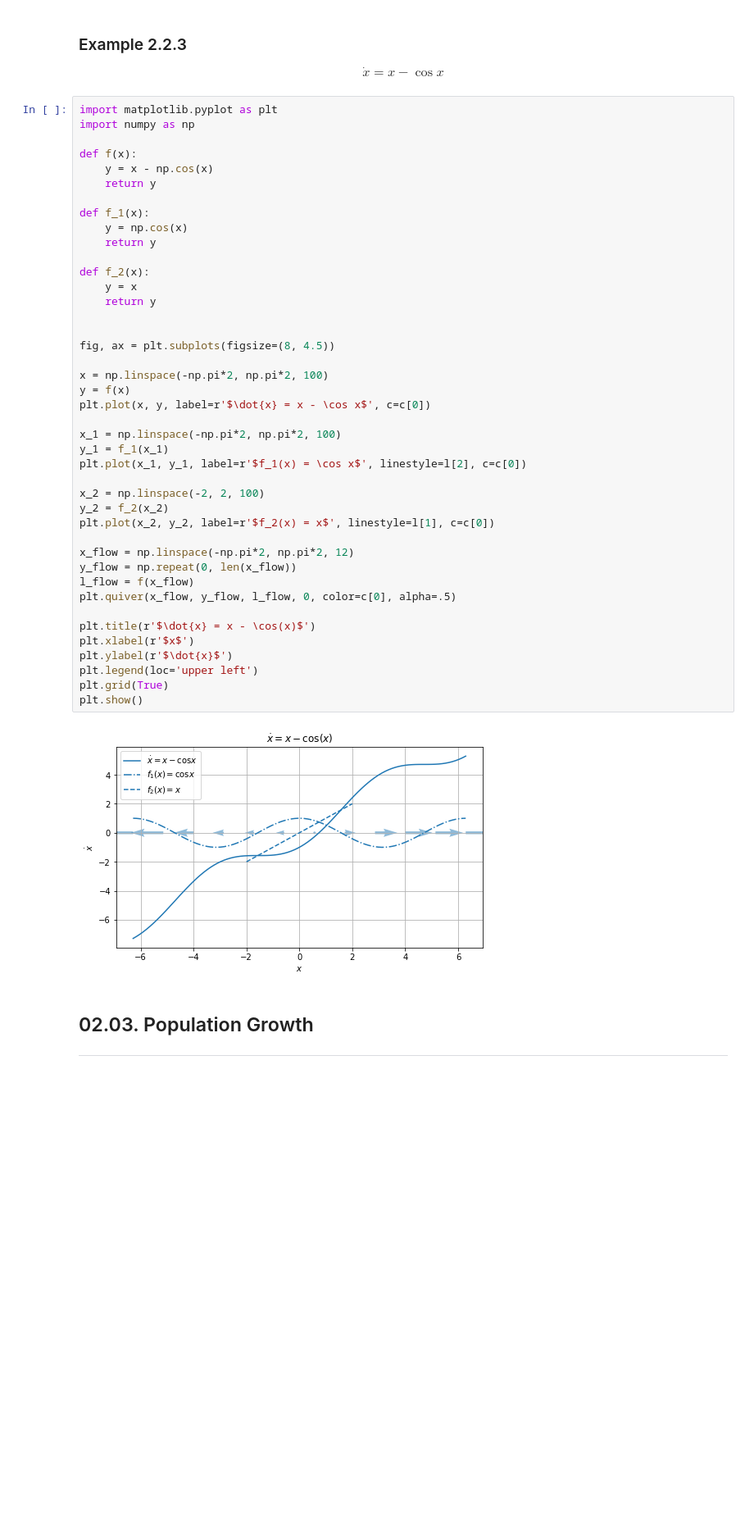
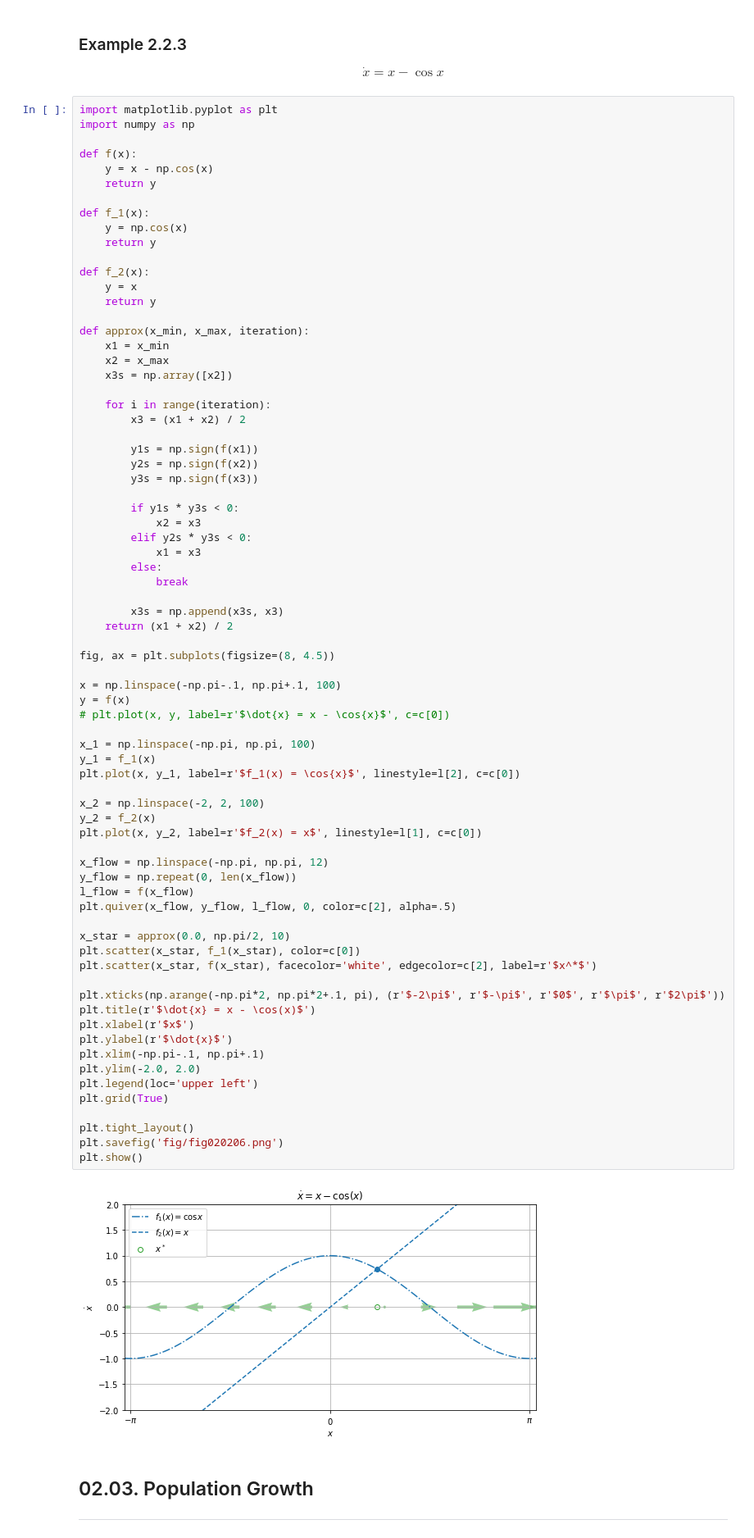
Before and after one commit to shumez/NLDC, a Jupyter notebook: 02/code.ipynb, the cells around one changed output. Shown at 82% size. Drawn from its saved outputs; the diff is of its cells as text; blank space fills up the shorter version.

```diff
--- a/02/code.ipynb
+++ b/02/code.ipynb
@@ -239,43 +316,74 @@ import numpy as np
 def f(x):
     y = x - np.cos(x)
     return y
 
 def f_1(x):
     y = np.cos(x)
     return y
 
 def f_2(x):
     y = x
     return y
 
+def approx(x_min, x_max, iteration):
+    x1 = x_min
+    x2 = x_max
+    x3s = np.array([x2])
+
+    for i in range(iteration):
+        x3 = (x1 + x2) / 2
+
+        y1s = np.sign(f(x1))
+        y2s = np.sign(f(x2))
+        y3s = np.sign(f(x3))
+
+        if y1s * y3s < 0:
+            x2 = x3
+        elif y2s * y3s < 0:
+            x1 = x3
+        else:
+            break
+
+        x3s = np.append(x3s, x3)
+    return (x1 + x2) / 2
 
 fig, ax = plt.subplots(figsize=(8, 4.5))
 
-x = np.linspace(-np.pi*2, np.pi*2, 100)
+x = np.linspace(-np.pi-.1, np.pi+.1, 100)
 y = f(x)
-plt.plot(x, y, label=r'$\dot{x} = x - \cos x$', c=c[0])
+# plt.plot(x, y, label=r'$\dot{x} = x - \cos{x}$', c=c[0])
 
-x_1 = np.linspace(-np.pi*2, np.pi*2, 100)
-y_1 = f_1(x_1)
-plt.plot(x_1, y_1, label=r'$f_1(x) = \cos x$', linestyle=l[2], c=c[0])
+x_1 = np.linspace(-np.pi, np.pi, 100)
+y_1 = f_1(x)
+plt.plot(x, y_1, label=r'$f_1(x) = \cos{x}$', linestyle=l[2], c=c[0])
 
 x_2 = np.linspace(-2, 2, 100)
-y_2 = f_2(x_2)
-plt.plot(x_2, y_2, label=r'$f_2(x) = x$', linestyle=l[1], c=c[0])
+y_2 = f_2(x)
+plt.plot(x, y_2, label=r'$f_2(x) = x$', linestyle=l[1], c=c[0])
 
-x_flow = np.linspace(-np.pi*2, np.pi*2, 12)
+x_flow = np.linspace(-np.pi, np.pi, 12)
 y_flow = np.repeat(0, len(x_flow))
 l_flow = f(x_flow)
-plt.quiver(x_flow, y_flow, l_flow, 0, color=c[0], alpha=.5)
+plt.quiver(x_flow, y_flow, l_flow, 0, color=c[2], alpha=.5)
 
+x_star = approx(0.0, np.pi/2, 10)
+plt.scatter(x_star, f_1(x_star), color=c[0])
+plt.scatter(x_star, f(x_star), facecolor='white', edgecolor=c[2], label=r'$x^*$')
+
+plt.xticks(np.arange(-np.pi*2, np.pi*2+.1, pi), (r'$-2\pi$', r'$-\pi$', r'$0$', r'$\pi$', r'$2\pi$'))
 plt.title(r'$\dot{x} = x - \cos(x)$')
 plt.xlabel(r'$x$')
 plt.ylabel(r'$\dot{x}$')
+plt.xlim(-np.pi-.1, np.pi+.1)
+plt.ylim(-2.0, 2.0)
 plt.legend(loc='upper left')
 plt.grid(True)
+
+plt.tight_layout()
+plt.savefig('fig/fig020206.png')
 plt.show()
 # %% [output]
-[figure, old version]
+[figure, new version]
 # %% [markdown]
 ## 02.03. Population Growth
 ---
```
Also changed, not shown: parts of 4 cells of this notebook.
